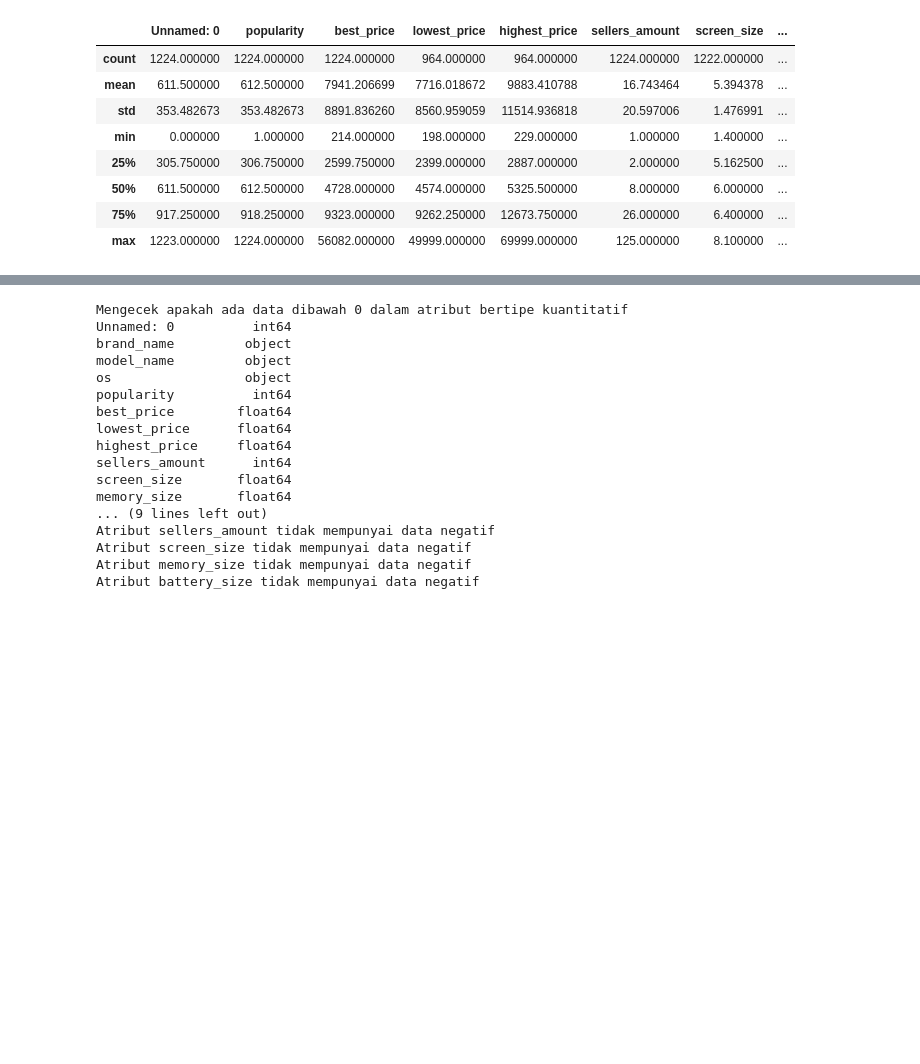
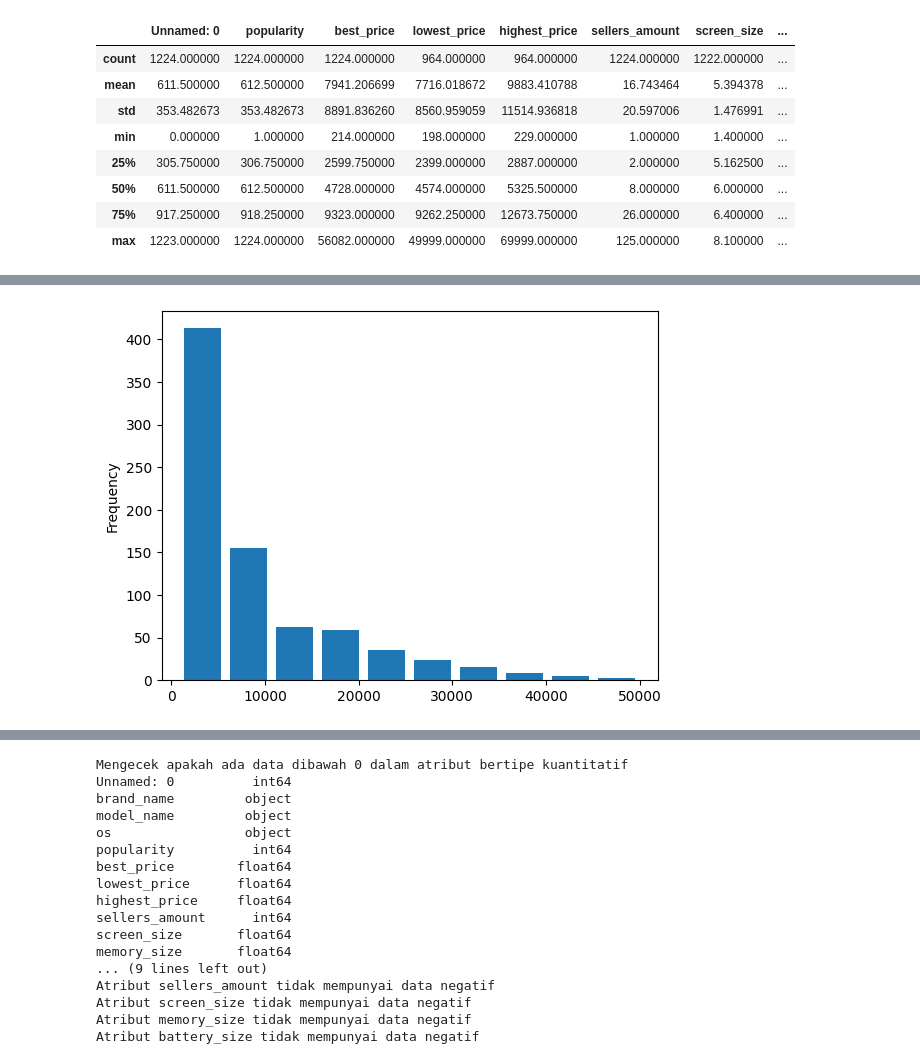
Before and after one commit to Julian-Caleb/tubes-pengkom-analdat, a Jupyter notebook: phones/phones.ipynb, the cells around one changed output, grey strips where cells are left out. Cells and saved outputs as stored; diff of their text form; code cells hidden in the pictures; blank space fills up the shorter version.

```diff
--- a/phones/phones.ipynb
+++ b/phones/phones.ipynb
@@ -358,0 +464,5 @@ phones.describe()
+# %%
+# distirbusi frekuensi lowest_price
+phones["lowest_price"].plot(kind="hist",rwidth=0.8);
+# %% [output]
+[figure, added]
```
Also changed, not shown: parts of 48 cells of this notebook.
